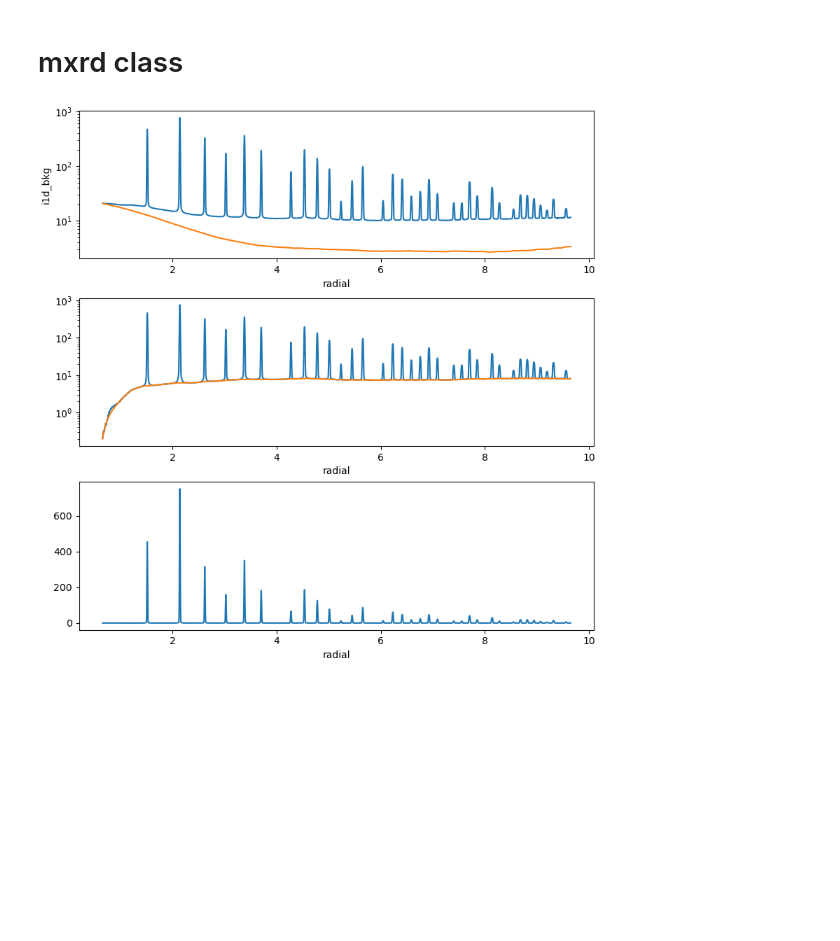
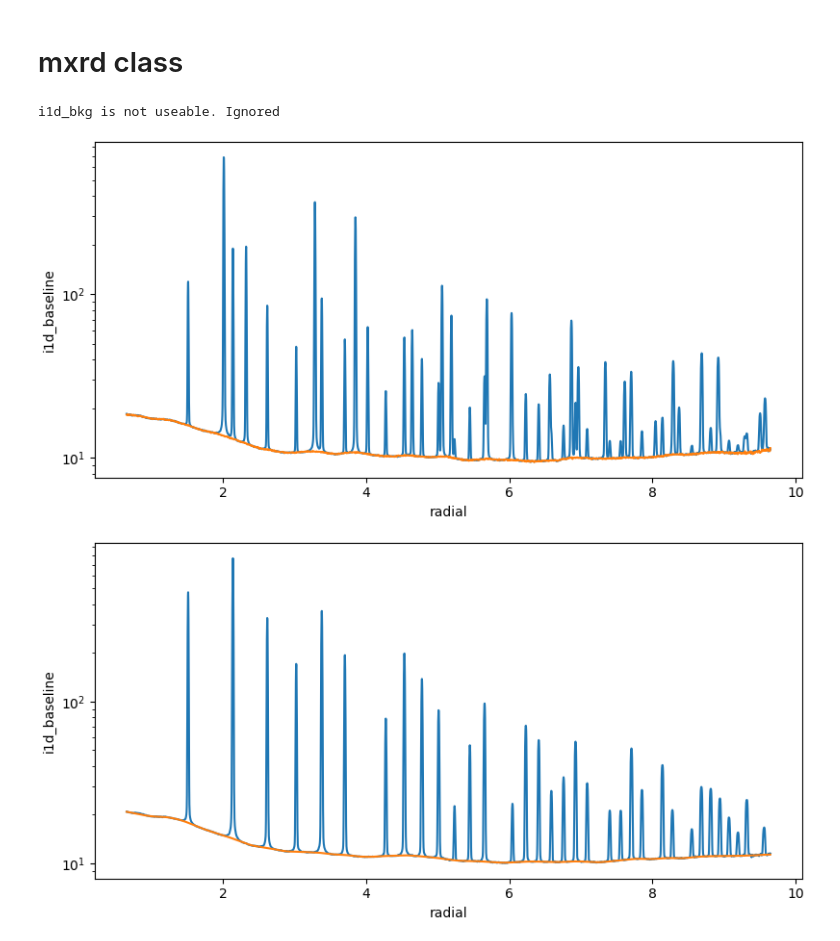
Before and after one commit to MehmetTopsakal/easyXRD, a Jupyter notebook: examples/data/refiner.ipynb, the cells around one changed output. Cells and saved outputs as stored; diff of their text form; code cells hidden in the pictures; blank space fills up the shorter version.

Commit message:
get_baseline is done

```diff
--- a/examples/data/refiner.ipynb
+++ b/examples/data/refiner.ipynb
@@ -1239,11 +1179,20 @@ class mxrd():
 # %%
 sample_Kapton = mxrd()
 # sample_Kapton.read_nc('integrated/Kapton.nc',plot=False)
-# sample_Kapton.read_nc('integrated/Kapton_bigger_range.nc',plot=False)
-sample_Kapton.read_nc('integrated/Air_scattering.nc',plot=False)
+sample_Kapton.read_nc('integrated/Kapton_shorger_qmin_range.nc',plot=False)
+sample_Air = mxrd()
+sample_Air.read_nc('integrated/Air_scattering.nc',plot=False)
+
+
+sample_LaB6 = mxrd()
+sample_LaB6.read_nc('integrated/NIST-LaB6-CeO2-mix.nc',plot=False)
+sample_LaB6.get_baseline( i1d_bkg=sample_Air.ds.i1d)
+
 
 sample_LaB6 = mxrd()
 sample_LaB6.read_nc('integrated/NIST-LaB6.nc',plot=False)
 sample_LaB6.get_baseline( i1d_bkg=sample_Kapton.ds.i1d)
 # %% [output]
+i1d_bkg is not useable. Ignored
-[figure, old version]
+[figure, new version]
+[figure, added]
```
Also changed, not shown: parts of 16 cells of this notebook.
